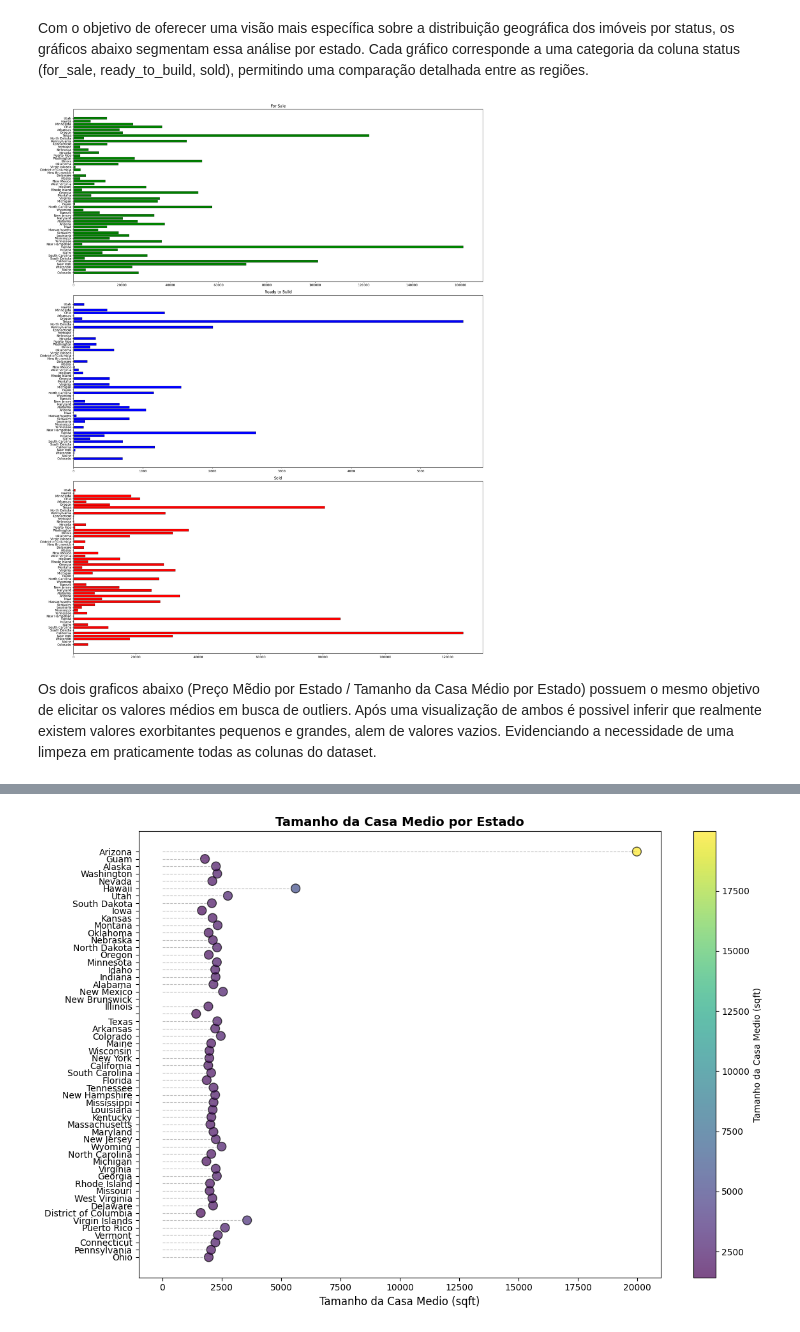
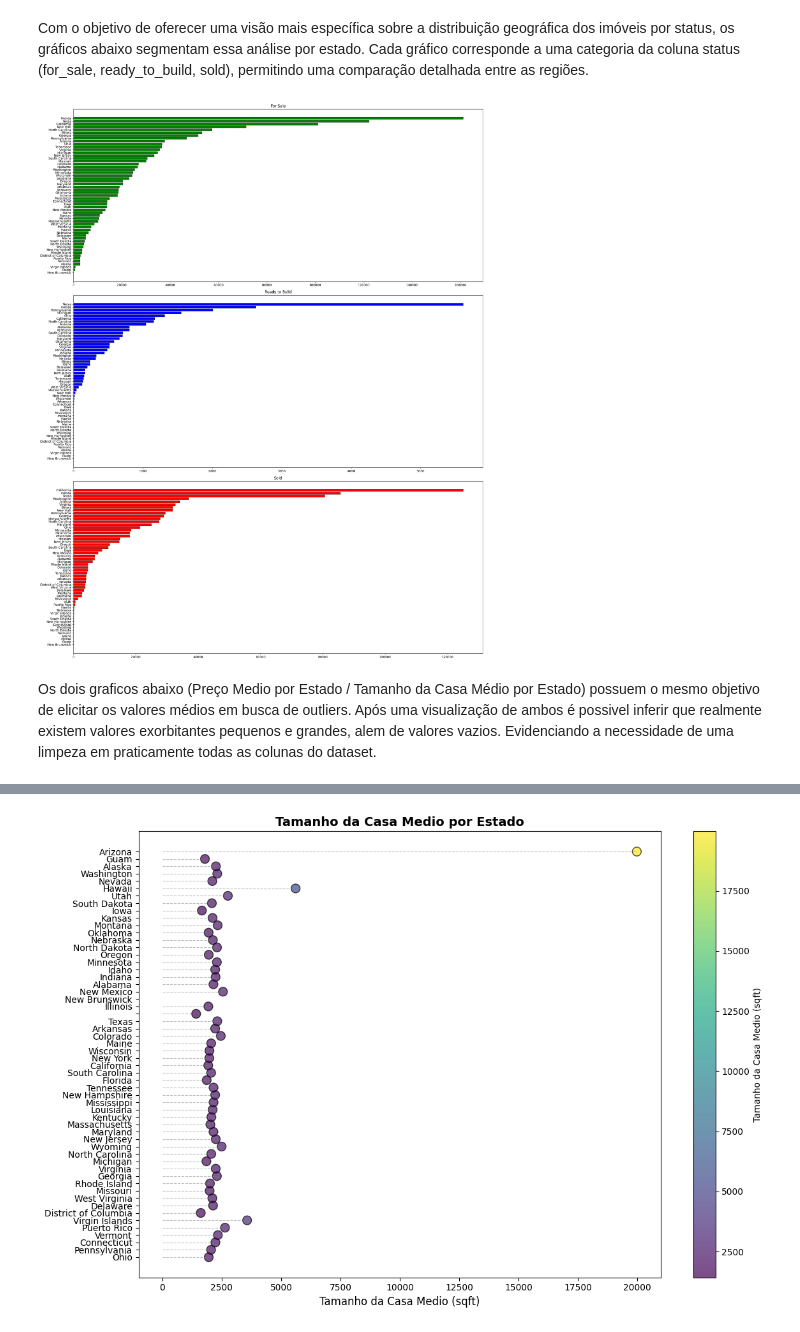
Before and after one commit to leopadre/real-estate-etl-vizualization, a Jupyter notebook: Data Layer/raw/analytcs.ipynb, the cells around one changed output, grey strips where cells are left out. Cells and saved outputs as stored; diff of their text form; code cells hidden in the pictures.

```diff
--- a/Data Layer/raw/analytcs.ipynb
+++ b/Data Layer/raw/analytcs.ipynb
@@ -254,36 +254,36 @@ Com o objetivo de oferecer uma visão mais específica sobre a distribuição ge
 # %%
 aux = df.withColumn('aux', psql.functions.lit(1))
 
 pivot_df = (aux.filter(psql.functions.col('state').isNotNull() & psql.functions.col('status').isNotNull())
     .groupBy('state')
     .pivot('status', ['for_sale', 'ready_to_build', 'sold'])
     .agg(psql.functions.sum('aux').alias('count'))
     .fillna(0))
 
 fig, axs = plt.subplots(3, 1, figsize=(20, 25))
 
 pd_pivot_df = pivot_df.toPandas()
 
-axs[0].barh(pd_pivot_df['state'], pd_pivot_df['for_sale'],
-               edgecolor='black', linewidth=0.5, color='green')
-axs[1].barh(pd_pivot_df['state'], pd_pivot_df['ready_to_build'],
-               edgecolor='black', linewidth=0.5, color='blue')
-axs[2].barh(pd_pivot_df['state'], pd_pivot_df['sold'],
-               edgecolor='black', linewidth=0.5, color='red')
+pd_pivot_df = pd_pivot_df.sort_values(by='for_sale', ascending=False)
+axs[0].barh(pd_pivot_df['state'], pd_pivot_df['for_sale'], edgecolor='black', linewidth=0.5, color='green')
+pd_pivot_df = pd_pivot_df.sort_values(by='ready_to_build', ascending=False)
+axs[1].barh(pd_pivot_df['state'], pd_pivot_df['ready_to_build'], edgecolor='black', linewidth=0.5, color='blue')
+pd_pivot_df = pd_pivot_df.sort_values(by='sold', ascending=False)
+axs[2].barh(pd_pivot_df['state'], pd_pivot_df['sold'], edgecolor='black', linewidth=0.5, color='red')
 
 axs[0].invert_yaxis()
 axs[1].invert_yaxis()
 axs[2].invert_yaxis()
 
 axs[0].set_title('For Sale')
 axs[1].set_title('Ready to Build')
 axs[2].set_title('Sold')
 
 plt.tight_layout()
 plt.show()
 # %% [output]
-[figure, old version]
+[figure, new version]
 # %% [markdown]
-Os dois graficos abaixo (Preço Mẽdio por Estado / Tamanho da Casa Médio por Estado) possuem o mesmo objetivo de elicitar os valores médios em busca de outliers. Após uma visualização de ambos é possivel inferir que realmente existem valores exorbitantes pequenos e grandes, alem de valores vazios. Evidenciando a necessidade de uma limpeza em praticamente todas as colunas do dataset.
+Os dois graficos abaixo (Preço Medio por Estado / Tamanho da Casa Médio por Estado) possuem o mesmo objetivo de elicitar os valores médios em busca de outliers. Após uma visualização de ambos é possivel inferir que realmente existem valores exorbitantes pequenos e grandes, alem de valores vazios. Evidenciando a necessidade de uma limpeza em praticamente todas as colunas do dataset.
 # %%
 aux = df.groupBy('state').agg(psql.functions.round(psql.functions.avg('price'), 2).alias('price_media')).toPandas()
```
Also changed, not shown: parts of 7 cells of this notebook.
